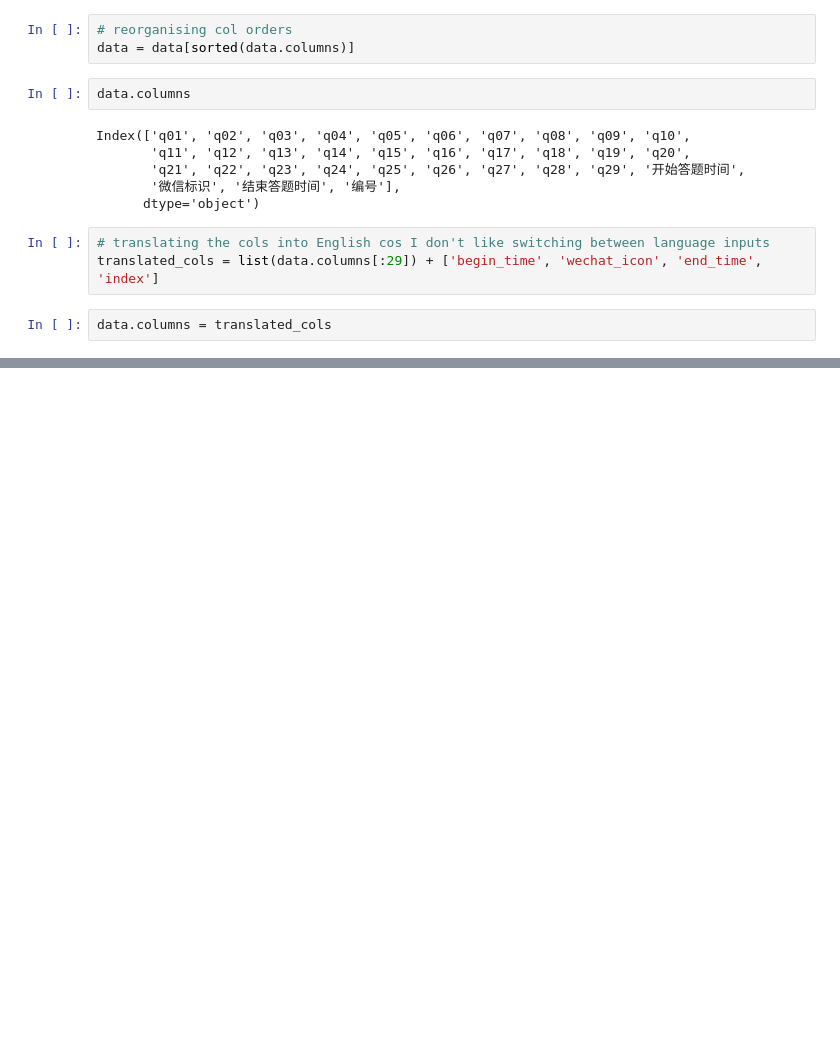
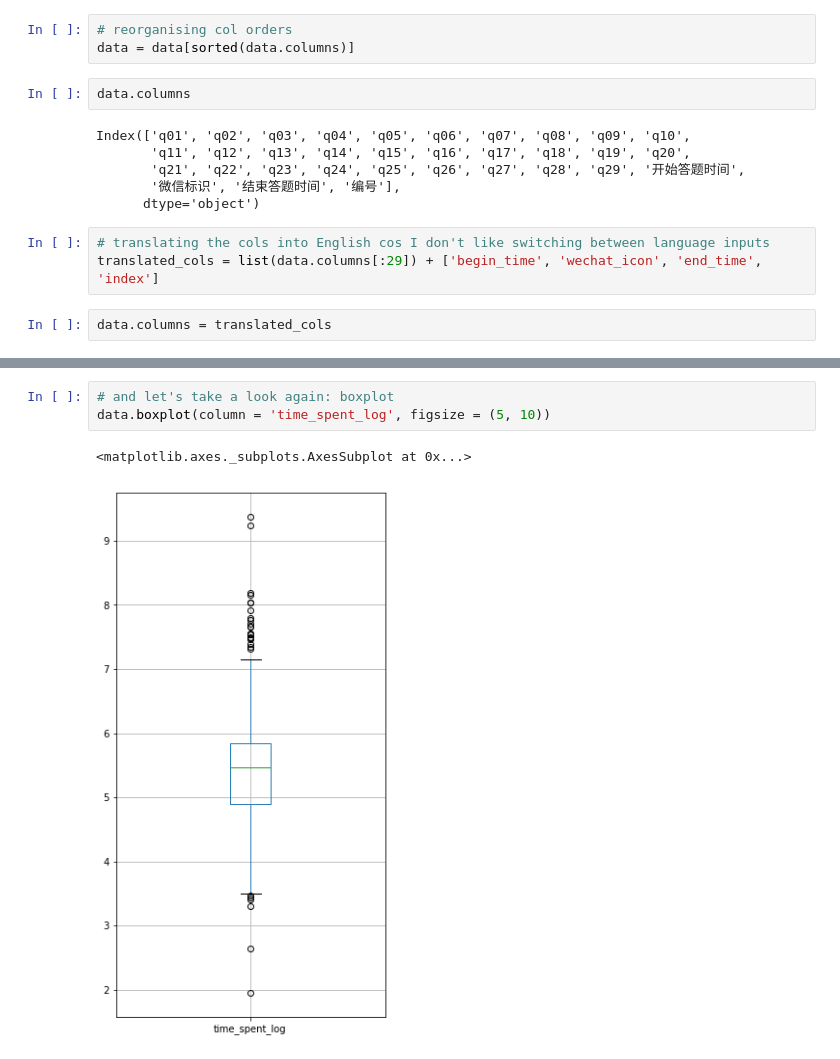
Before and after one commit to ruoyzhang/AI_public_perception_survey_data_analysis, a Jupyter notebook: CN/preliminary look at the survey data CN.ipynb, the cells around one changed output, grey strips where cells are left out. Drawn from its saved outputs; the diff is of its cells as text; blank space fills up the shorter version.

```diff
--- a/CN/preliminary look at the survey data CN.ipynb
+++ b/CN/preliminary look at the survey data CN.ipynb
@@ -92,0 +164,6 @@ data.columns = translated_cols
+# %%
+# and let's take a look again: boxplot
+data.boxplot(column = 'time_spent_log', figsize = (5, 10))
+# %% [output]
+<matplotlib.axes._subplots.AxesSubplot at 0x...>
+[figure, added]
```
Also changed, not shown: parts of 36 cells of this notebook, 1 other file.
